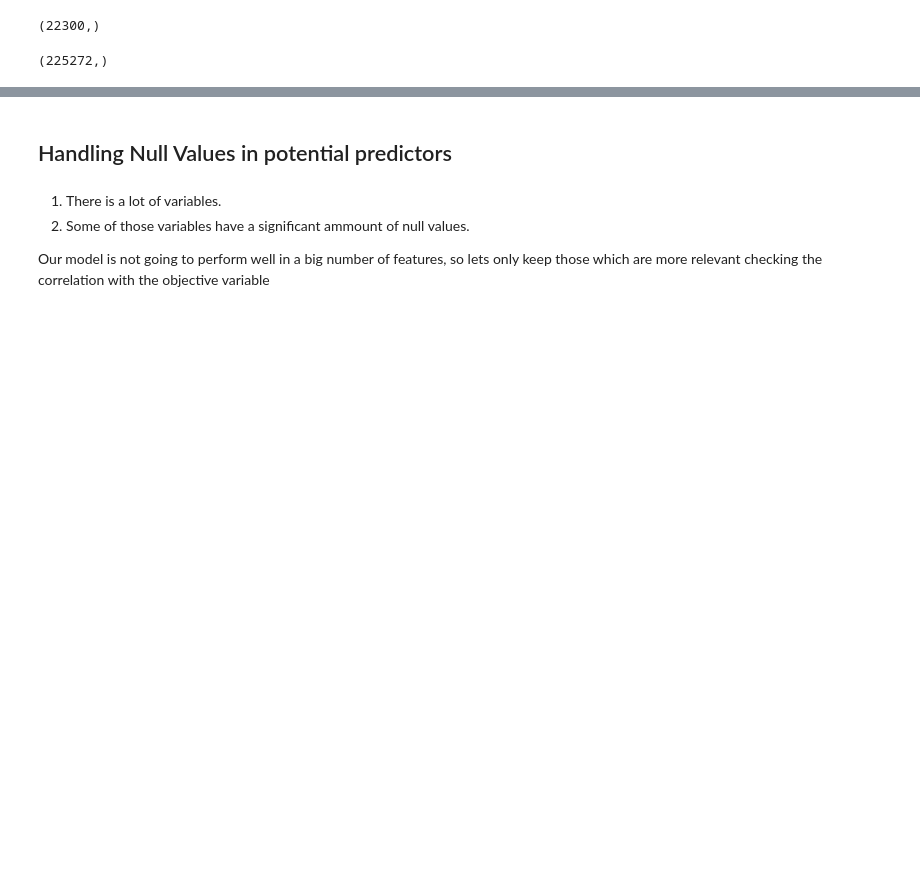
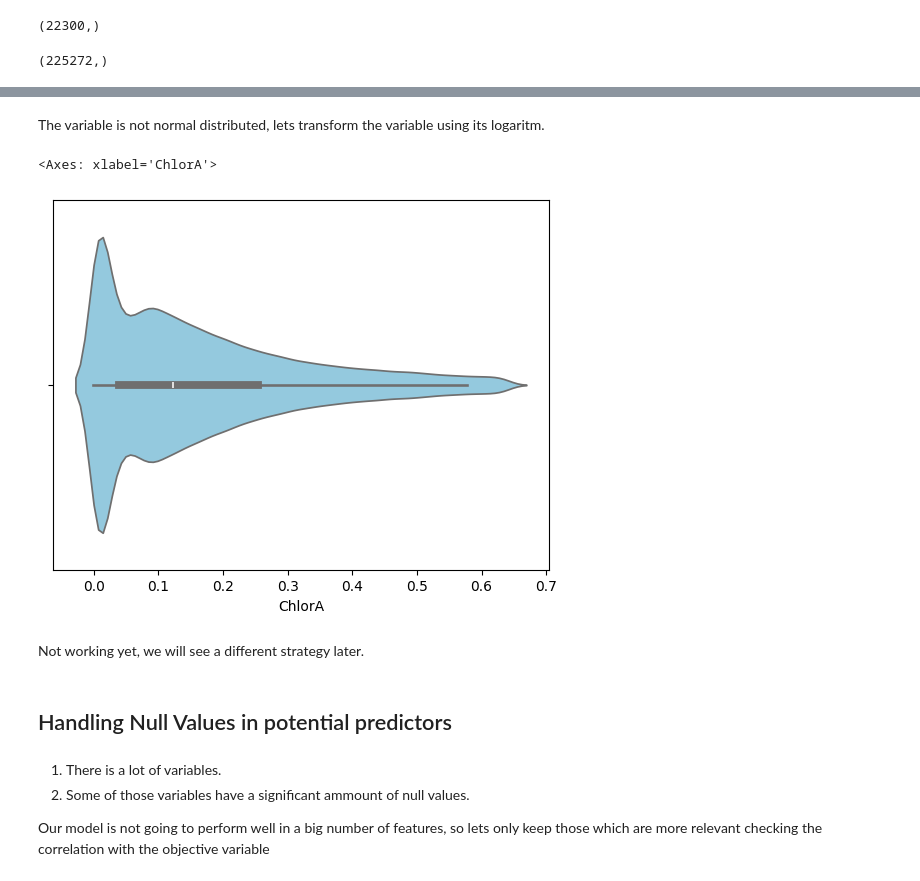
Before and after one commit to nicodigos/boston_dataset, a Jupyter notebook: Ocean.ipynb, the cells around one changed output, grey strips where cells are left out. Saved outputs shown, nothing was run; the diff lists cells and outputs as text; code cells hidden in the pictures; blank space fills up the shorter version.

```diff
--- a/Ocean.ipynb
+++ b/Ocean.ipynb
@@ -515,3 +528,14 @@ full_dataset = full_dataset.loc[cleaned_data.index]
+# %% [markdown]
+The variable is not normal distributed, lets transform the variable using its logaritm.
+# %%
+objective_log = np.log(full_dataset['ChlorA'] + 1)
+# %%
+sns.violinplot(x=objective_log, color='skyblue')
+# %% [output]
+<Axes: xlabel='ChlorA'>
+[figure, added]
+# %% [markdown]
+Not working yet, we will see a different strategy later.
 # %% [markdown]
 ## Handling Null Values in potential predictors
 # %%
```
Also changed, not shown: parts of 14 cells of this notebook.
